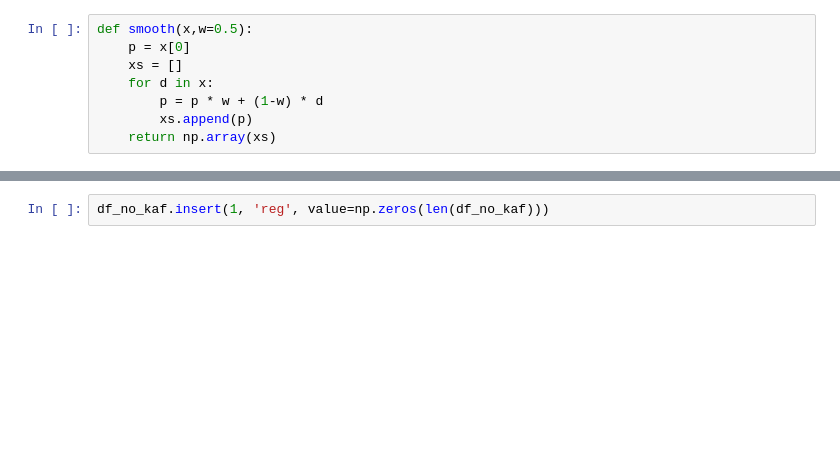
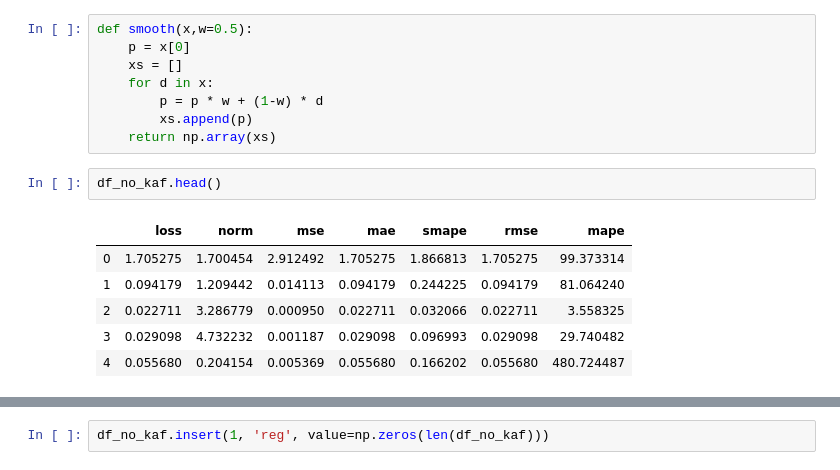
Before and after one commit to d3sm0/ntsa, a Jupyter notebook: nb/exp_22_02/results_nasdaq_1step.ipynb, the cells around one changed output, grey strips where cells are left out. Saved outputs shown, nothing was run; the diff lists cells and outputs as text; blank space fills up the shorter version.

```diff
--- a/nb/exp_22_02/results_nasdaq_1step.ipynb
+++ b/nb/exp_22_02/results_nasdaq_1step.ipynb
@@ -60,6 +60,15 @@ def smooth(x,w=0.5):
         p = p * w + (1-w) * d
         xs.append(p)
     return np.array(xs)
+# %%
+df_no_kaf.head()
+# %% [output]
+|  | loss | norm | mse | mae | smape | rmse | mape |
+| 0 | 1.705275 | 1.700454 | 2.912492 | 1.705275 | 1.866813 | 1.705275 | 99.373314 |
+| 1 | 0.094179 | 1.209442 | 0.014113 | 0.094179 | 0.244225 | 0.094179 | 81.064240 |
+| 2 | 0.022711 | 3.286779 | 0.000950 | 0.022711 | 0.032066 | 0.022711 | 3.558325 |
+| 3 | 0.029098 | 4.732232 | 0.001187 | 0.029098 | 0.096993 | 0.029098 | 29.740482 |
+| 4 | 0.055680 | 0.204154 | 0.005369 | 0.055680 | 0.166202 | 0.055680 | 480.724487 |
 # %%
 fig,ax = plt.subplots(1,1, figsize=(20,5))
 ax.plot(smooth(df_seq2seq.loss.values))
```
Also changed, not shown: parts of 15 cells of this notebook, 2 other files.
